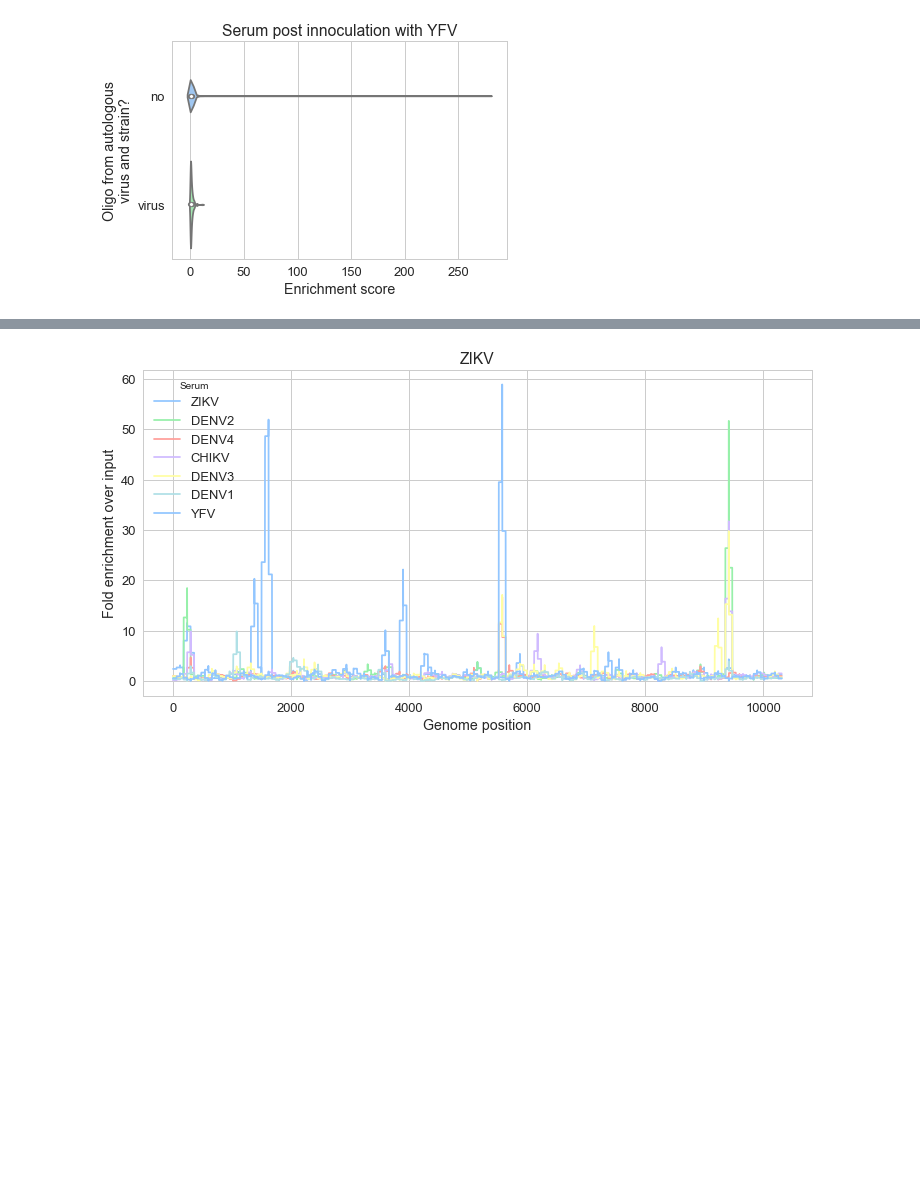
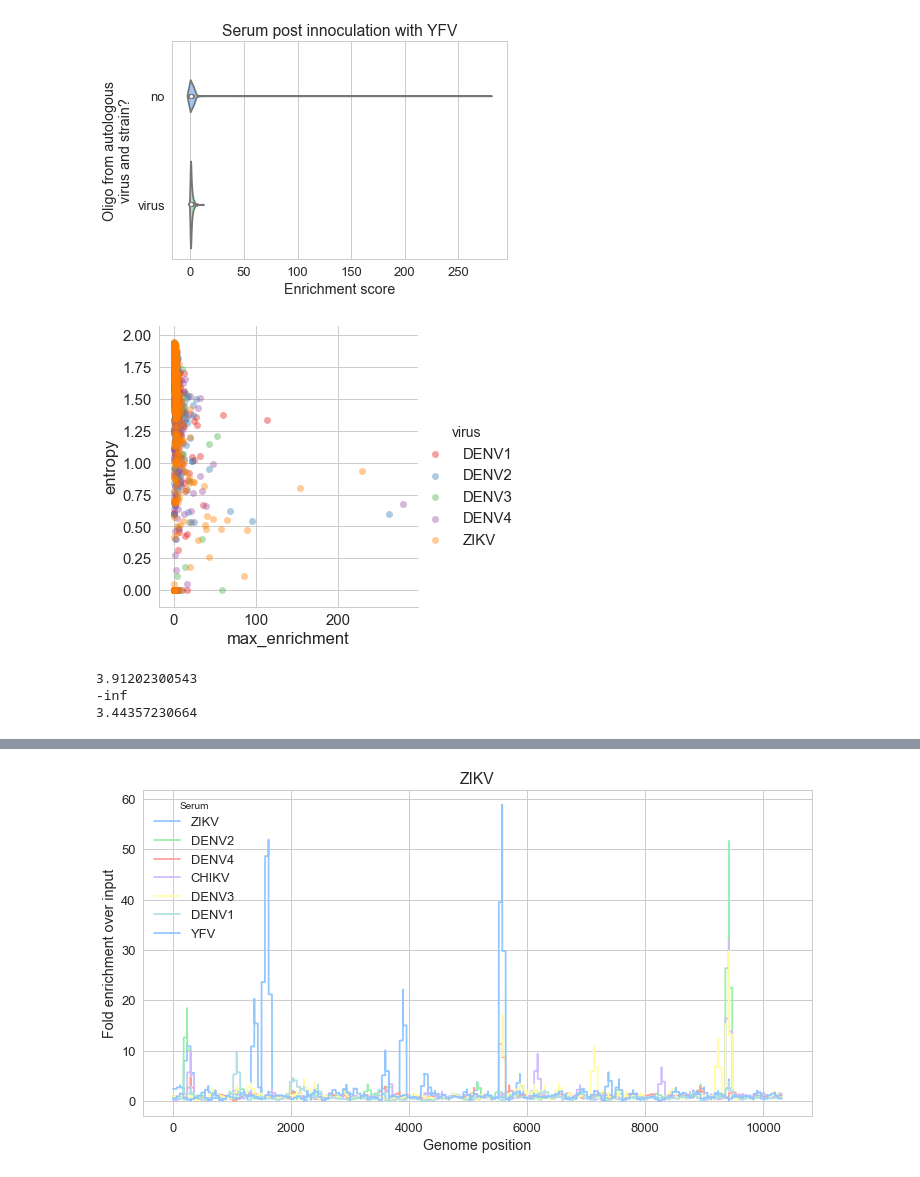
Before and after one commit to sidneymbell/phipseq, a Jupyter notebook: scripts/exploratory.ipynb, the cells around one changed output, grey strips where cells are left out. Drawn from its saved outputs; the diff is of its cells as text; code cells hidden in the pictures; blank space fills up the shorter version.

Commit message:
Add entropy calculations

```diff
--- a/scripts/exploratory.ipynb
+++ b/scripts/exploratory.ipynb
@@ -83,3 +95,24 @@ for serum in sample_cols:
+# %%
+sns.set(style='whitegrid', palette="Set1", font_scale=1.5)
+flavivirus_oligos = data.loc[data['virus'].isin(['DENV1', 'DENV2', 'DENV3', 'DENV4', 'ZIKV'])]
+ax = sns.lmplot(x='max_enrichment', y='entropy', hue='virus', data=flavivirus_oligos, fit_reg=False, scatter_kws={'alpha': 0.4})
+# ax.set_xlabel('Max enrichment score')
+# ax.set_ylabel('Entropy')
+# ax.set_ylim(0,2.5)
+# %% [output]
+[figure, added]
+# %%
+uniform_distrib = [ 1./50. for i in range(50) ]
+normal_distrib = [np.random.normal() for i in range(50)]
+exponential_distrib = [ np.random.exponential() for i in range(50)]
+
+print calc_entropy(pd.Series(uniform_distrib))
+print calc_entropy(pd.Series(normal_distrib))
+print calc_entropy(pd.Series(exponential_distrib))
+# %% [output]
+3.91202300543
+-inf
+3.44357230664
 # %%
 def find_all_oligos(virus, site, data=data):
     '''
```
Also changed, not shown: parts of 4 cells of this notebook.
